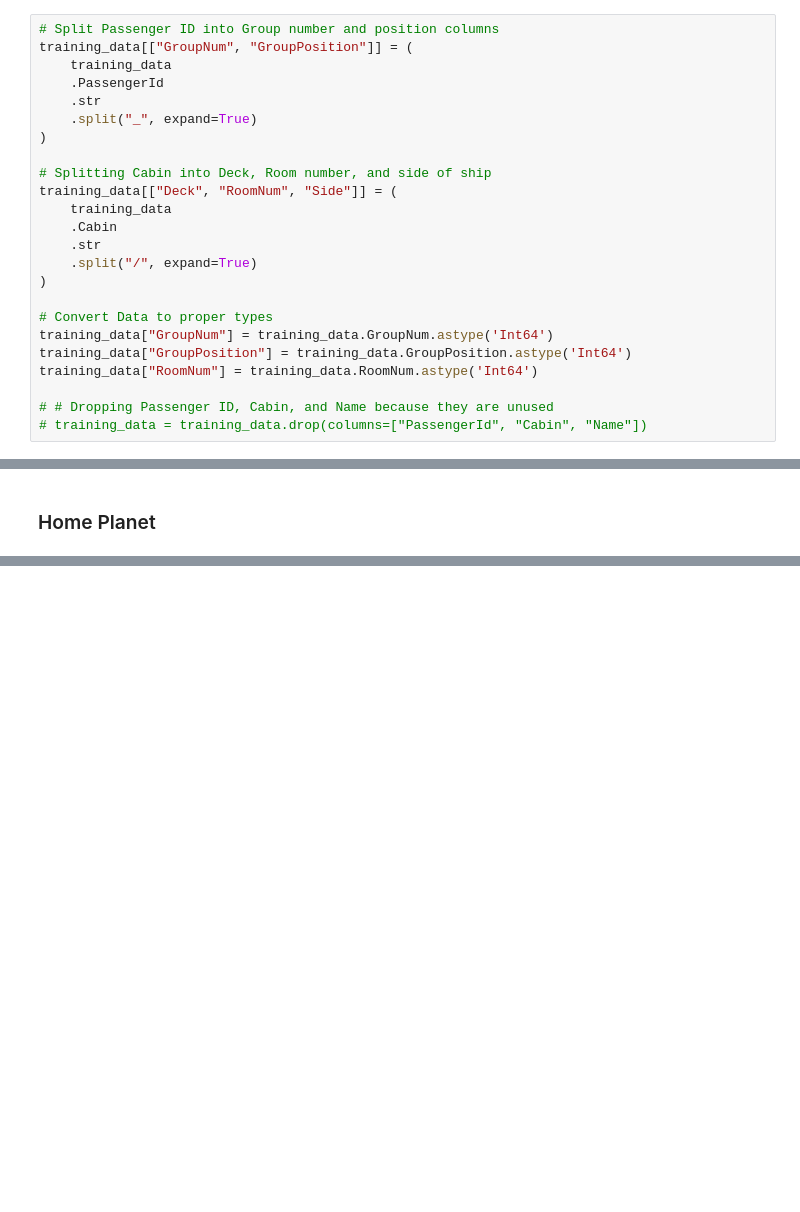
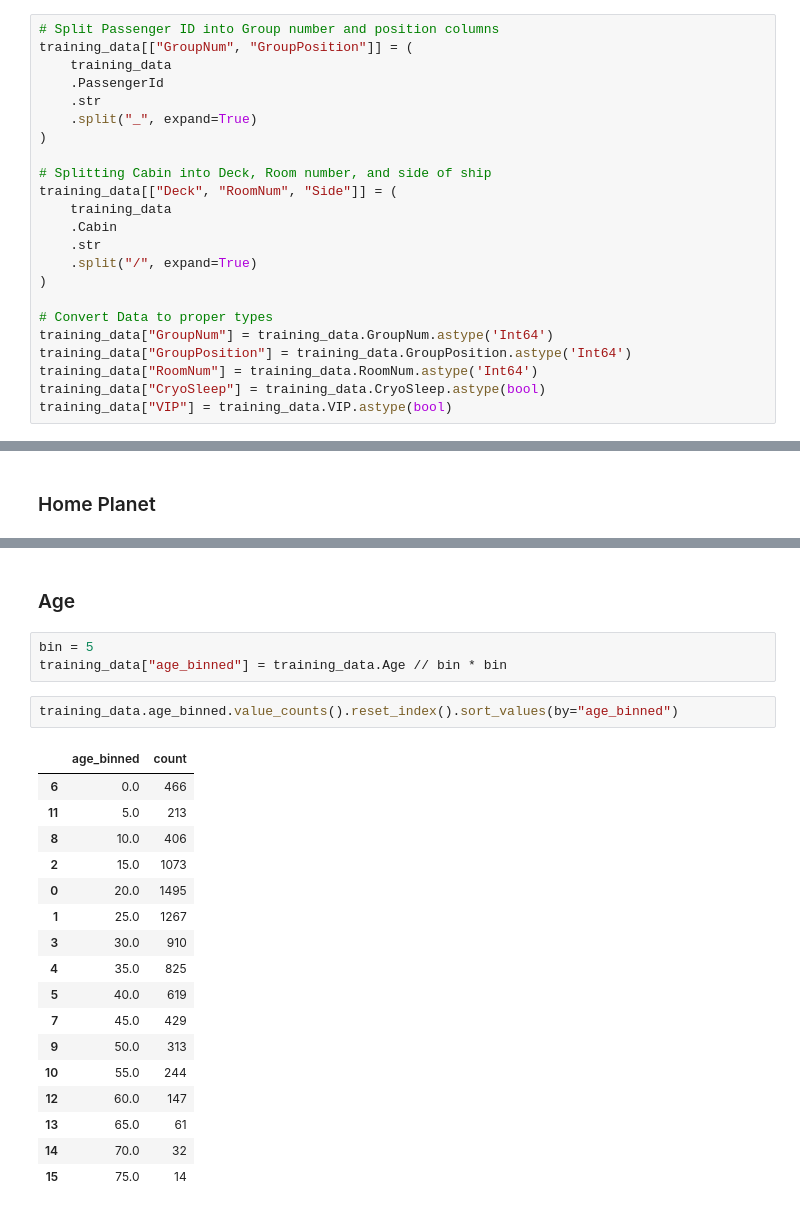
Before and after one commit to kaanan99/Spaceship-Titanic, a Jupyter notebook: space_titanic.ipynb, the cells around one changed output, grey strips where cells are left out. Saved outputs shown, nothing was run; the diff lists cells and outputs as text; blank space fills up the shorter version.

```diff
--- a/space_titanic.ipynb
+++ b/space_titanic.ipynb
@@ -29,6 +38,5 @@ training_data[["Deck", "RoomNum", "Side"]] = (
 training_data["GroupNum"] = training_data.GroupNum.astype('Int64')
 training_data["GroupPosition"] = training_data.GroupPosition.astype('Int64')
 training_data["RoomNum"] = training_data.RoomNum.astype('Int64')
-
-# # Dropping Passenger ID, Cabin, and Name because they are unused
-# training_data = training_data.drop(columns=["PassengerId", "Cabin", "Name"])
+training_data["CryoSleep"] = training_data.CryoSleep.astype(bool)
+training_data["VIP"] = training_data.VIP.astype(bool)
@@ -80,0 +195,25 @@ passenger_per_planet
+# %% [markdown]
+### Age
+# %%
+bin = 5
+training_data["age_binned"] = training_data.Age // bin * bin
+# %%
+training_data.age_binned.value_counts().reset_index().sort_values(by="age_binned")
+# %% [output]
+|  | age_binned | count |
+| 6 | 0.0 | 466 |
+| 11 | 5.0 | 213 |
+| 8 | 10.0 | 406 |
+| 2 | 15.0 | 1073 |
+| 0 | 20.0 | 1495 |
+| 1 | 25.0 | 1267 |
+| 3 | 30.0 | 910 |
+| 4 | 35.0 | 825 |
+| 5 | 40.0 | 619 |
+| 7 | 45.0 | 429 |
+| 9 | 50.0 | 313 |
+| 10 | 55.0 | 244 |
+| 12 | 60.0 | 147 |
+| 13 | 65.0 | 61 |
+| 14 | 70.0 | 32 |
+| 15 | 75.0 | 14 |
```
Also changed, not shown: parts of 41 cells of this notebook.
